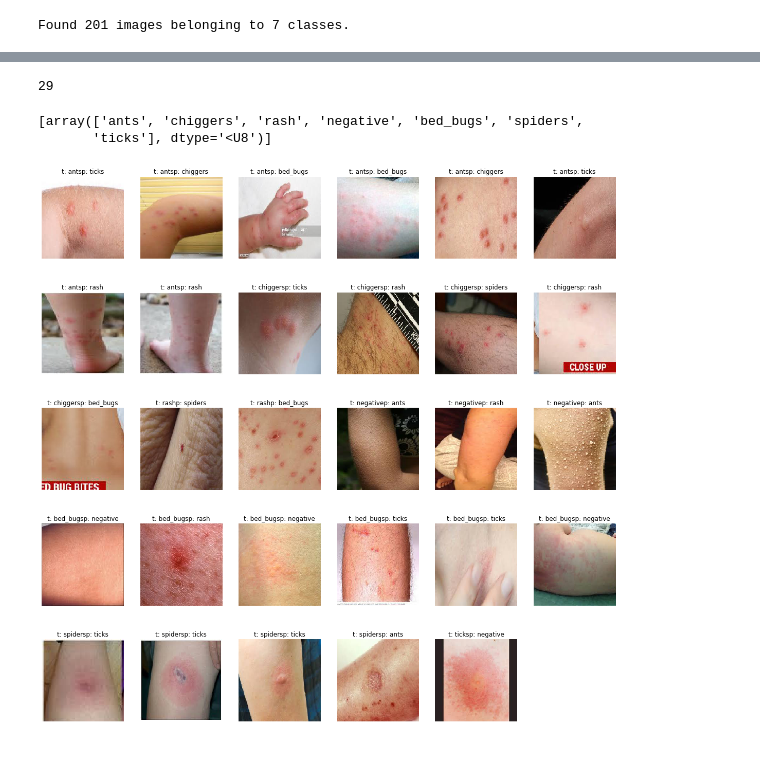
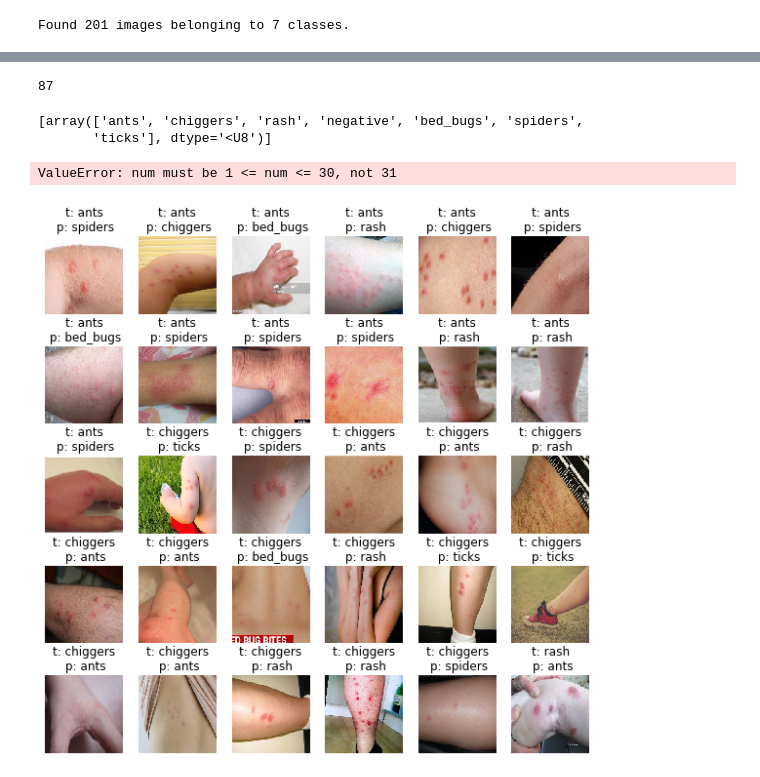
Before and after one commit to eyyeung/bugbite_ID, a Jupyter notebook: TensorFlow_Keras/Looking_at_wrong_predictions_V2.ipynb, the cells around one changed output, grey strips where cells are left out. Saved outputs shown, nothing was run; the diff lists cells and outputs as text; code cells hidden in the pictures.

```diff
--- a/TensorFlow_Keras/Looking_at_wrong_predictions_V2.ipynb
+++ b/TensorFlow_Keras/Looking_at_wrong_predictions_V2.ipynb
@@ -17,7 +17,7 @@ test_generator = test_datagen.flow_from_directory(
 # %% [output]
 Found 201 images belonging to 7 classes.
 # %%
-model_dir = '/home/eyan/Desktop/bug_bite/Flask_app/modelv1'
+model_dir = '/home/eyan/Desktop/bug_bite_old/models/model_v3.h5'
 
 model = tf.keras.models.load_model(model_dir)
 # %%
@@ -56,7 +70,7 @@ for i in errors:
 # %%
 len(wrong_file)
 # %% [output]
-29
+87
 # %%
 def show_batch(image_batch, label_batch):
   plt.figure(figsize=(10,10))
@@ -79,24 +93,25 @@ print([CLASS_NAMES])
 # %%
 from keras.preprocessing import image
 import numpy as np
 import matplotlib
 from matplotlib import pyplot as plt
 import os
 
-plt.figure(figsize=(20,20))
+plt.figure(figsize=(10,10))
 n=0
 for i, name in wrong_file.items():
     img_path = os.path.join(valid_data_dir,name)
     img = image.load_img(img_path, target_size=(299, 299))
     img_tensor = image.img_to_array(img)
     img_tensor = np.expand_dims(img_tensor, axis=0)
     img_tensor /= 255.
     ax = plt.subplot(5,6,n+1)
     n+=1
     plt.imshow(img_tensor[0])
-    plt.title("t: "+str(CLASS_NAMES[y_true[i]])+"p: "+str(CLASS_NAMES[y_pred[i]]))
+    plt.title("t: "+str(CLASS_NAMES[y_true[i]])+"\n p: "+str(CLASS_NAMES[y_pred[i]]))
     plt.axis('off')
 
 plt.show()
 # %% [output]
+ValueError: num must be 1 <= num <= 30, not 31
-[figure, old version]
+[figure, new version]
```
Also changed, not shown: parts of 3 cells of this notebook, 22 other files.
